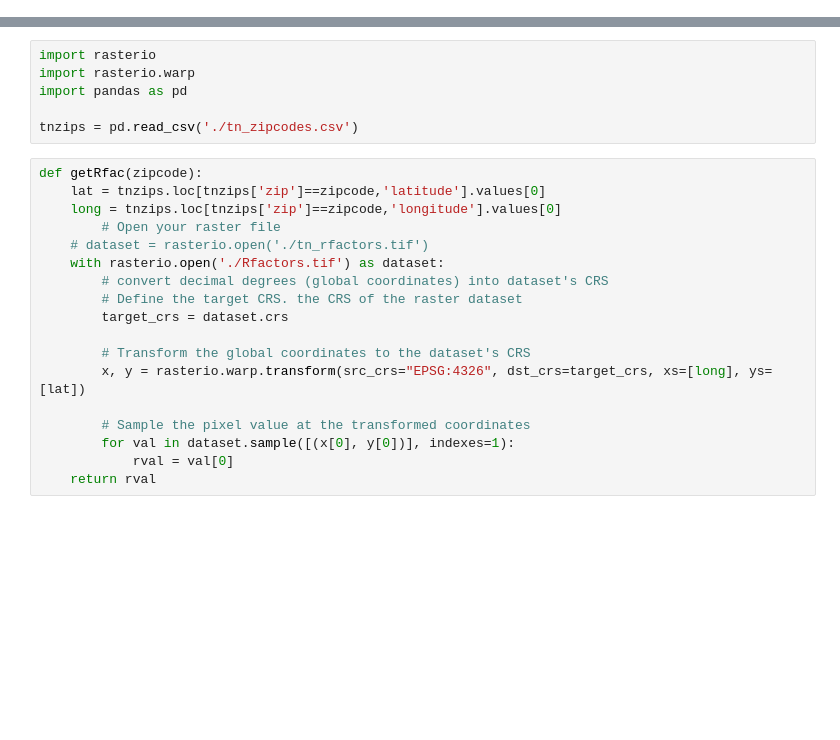
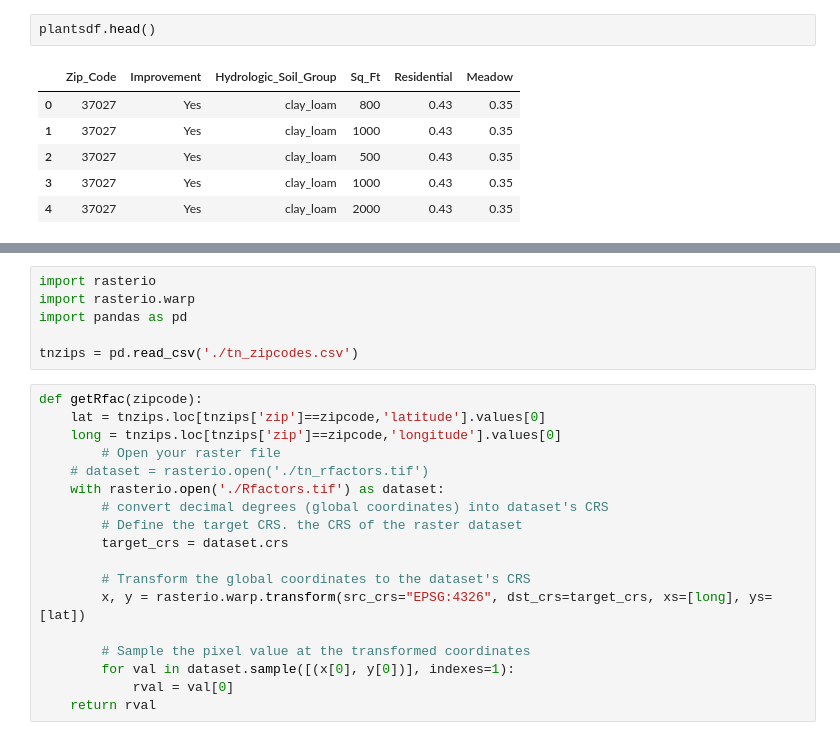
Before and after one commit to pamop/tnsmartyardcalc, a Jupyter notebook: analysis/rfactor.ipynb, the cells around one changed output, grey strips where cells are left out. Saved outputs shown, nothing was run; the diff lists cells and outputs as text; blank space fills up the shorter version.

```diff
--- a/analysis/rfactor.ipynb
+++ b/analysis/rfactor.ipynb
@@ -0,0 +75,9 @@
+# %%
+plantsdf.head()
+# %% [output]
+|  | Zip_Code | Improvement | Hydrologic_Soil_Group | Sq_Ft | Residential | Meadow |
+| 0 | 37027 | Yes | clay_loam | 800 | 0.43 | 0.35 |
+| 1 | 37027 | Yes | clay_loam | 1000 | 0.43 | 0.35 |
+| 2 | 37027 | Yes | clay_loam | 500 | 0.43 | 0.35 |
+| 3 | 37027 | Yes | clay_loam | 1000 | 0.43 | 0.35 |
+| 4 | 37027 | Yes | clay_loam | 2000 | 0.43 | 0.35 |
```
Also changed, not shown: parts of 6 cells of this notebook, 18 other files.
